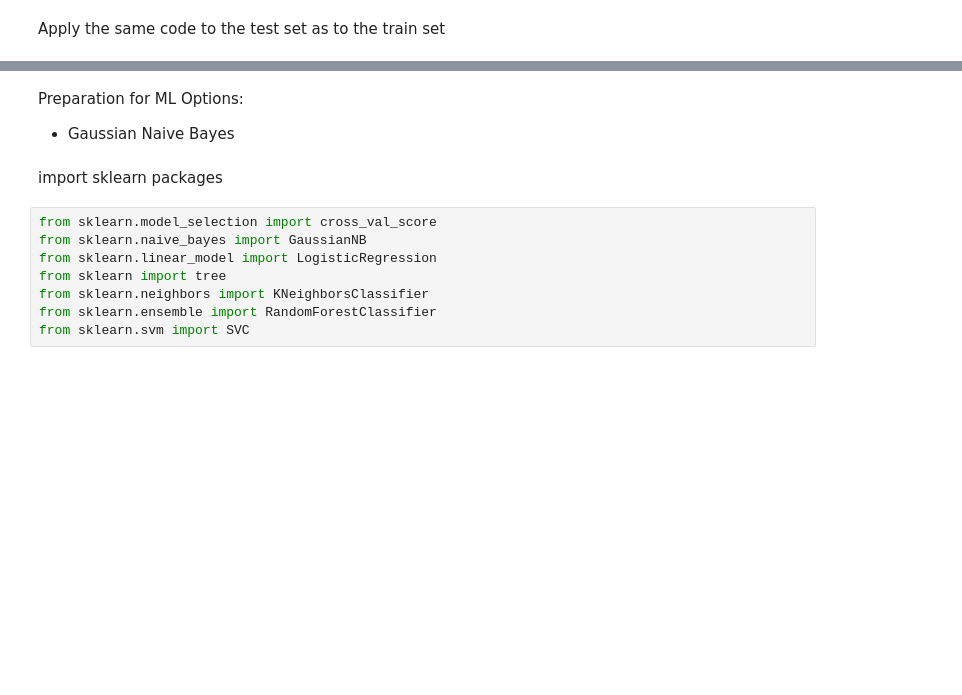
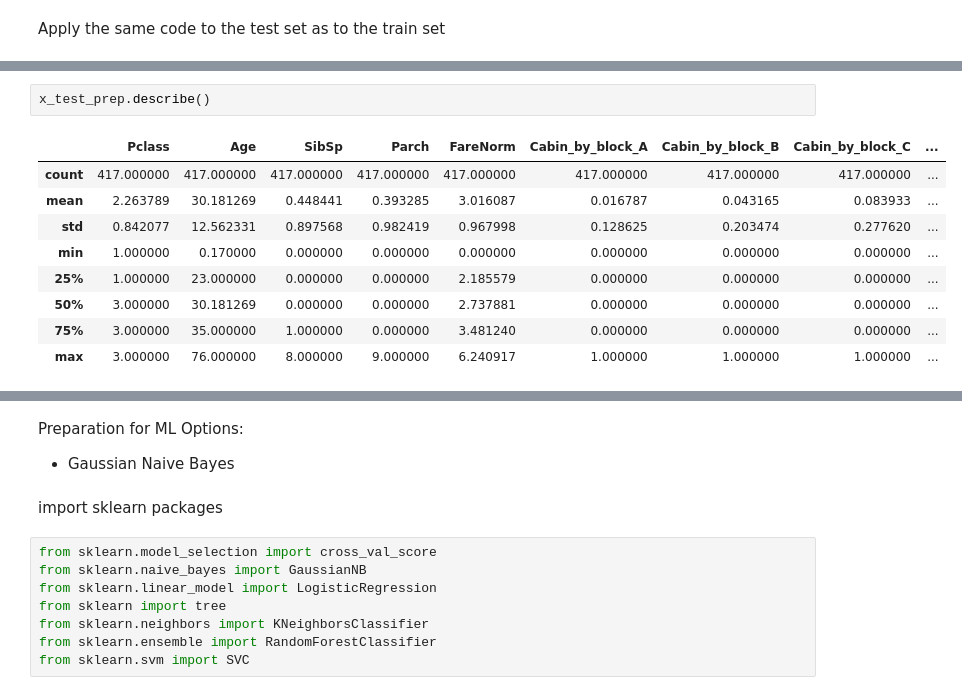
Before and after one commit to marc6330/Kaggle_Competitions, a Jupyter notebook: 01_Kaggle_Titanic_Competition.ipynb, the cells around one changed output, grey strips where cells are left out. Drawn from its saved outputs; the diff is of its cells as text; blank space fills up the shorter version.

```diff
--- a/01_Kaggle_Titanic_Competition.ipynb
+++ b/01_Kaggle_Titanic_Competition.ipynb
@@ -267,0 +365,12 @@ x_test.drop(['Ticket', 'Name', 'Cabin','Fare'], axis = 1)
+# %%
+x_test_prep.describe()
+# %% [output]
+|  | Pclass | Age | SibSp | Parch | FareNorm | Cabin_by_block_A | Cabin_by_block_B | Cabin_by_block_C | ... |
+| count | 417.000000 | 417.000000 | 417.000000 | 417.000000 | 417.000000 | 417.000000 | 417.000000 | 417.000000 | ... |
+| mean | 2.263789 | 30.181269 | 0.448441 | 0.393285 | 3.016087 | 0.016787 | 0.043165 | 0.083933 | ... |
+| std | 0.842077 | 12.562331 | 0.897568 | 0.982419 | 0.967998 | 0.128625 | 0.203474 | 0.277620 | ... |
+| min | 1.000000 | 0.170000 | 0.000000 | 0.000000 | 0.000000 | 0.000000 | 0.000000 | 0.000000 | ... |
+| 25% | 1.000000 | 23.000000 | 0.000000 | 0.000000 | 2.185579 | 0.000000 | 0.000000 | 0.000000 | ... |
+| 50% | 3.000000 | 30.181269 | 0.000000 | 0.000000 | 2.737881 | 0.000000 | 0.000000 | 0.000000 | ... |
+| 75% | 3.000000 | 35.000000 | 1.000000 | 0.000000 | 3.481240 | 0.000000 | 0.000000 | 0.000000 | ... |
+| max | 3.000000 | 76.000000 | 8.000000 | 9.000000 | 6.240917 | 1.000000 | 1.000000 | 1.000000 | ... |
```
Also changed, not shown: parts of 25 cells of this notebook.
